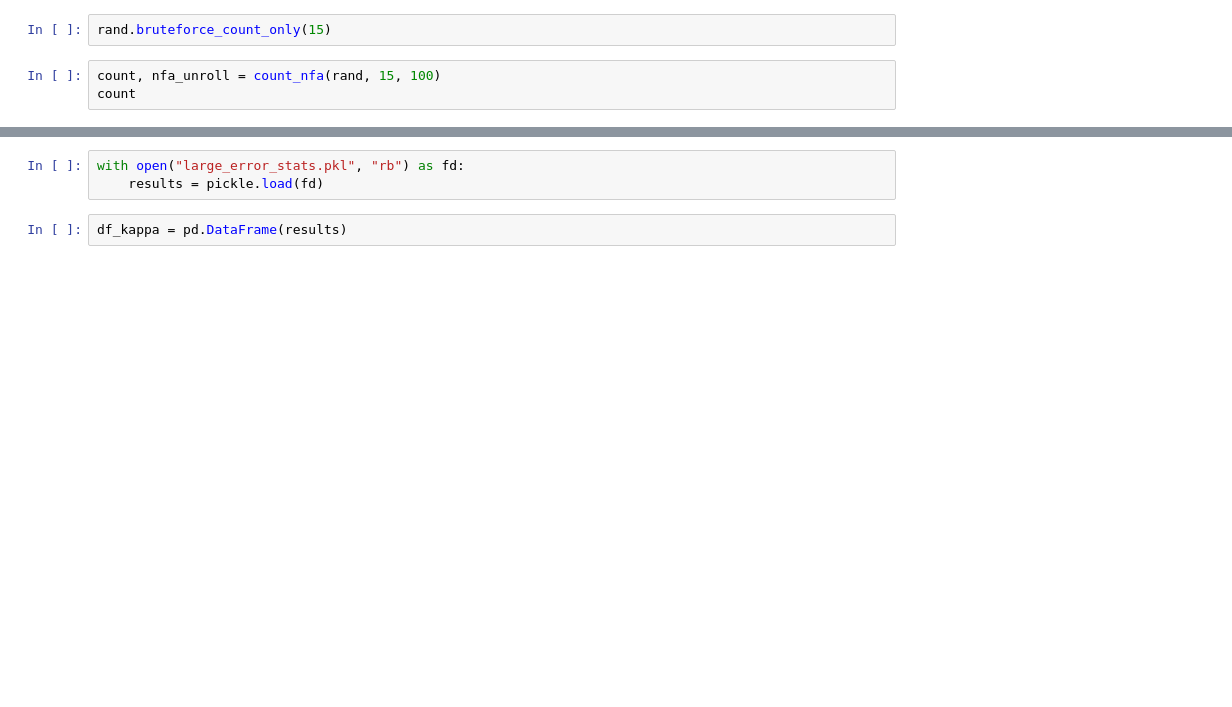
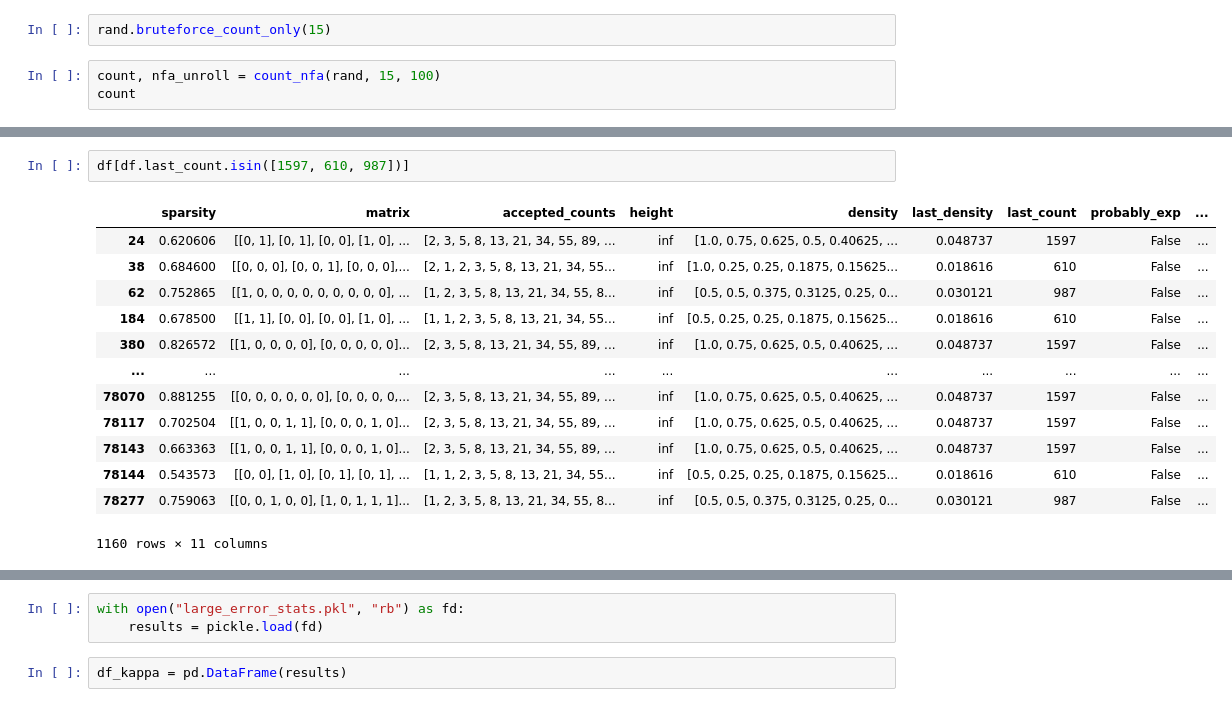
Before and after one commit to viantirreau/count-nfa, a Jupyter notebook: Bruteforce.ipynb, the cells around one changed output, grey strips where cells are left out. Drawn from its saved outputs; the diff is of its cells as text; blank space fills up the shorter version.

```diff
--- a/Bruteforce.ipynb
+++ b/Bruteforce.ipynb
@@ -232,0 +281,16 @@ def instantiate_nfa(df_row):
+# %%
+df[df.last_count.isin([1597, 610, 987])]
+# %% [output]
+|  | sparsity | matrix | accepted_counts | height | density | last_density | last_count | probably_exp | ... |
+| 24 | 0.620606 | [[0, 1], [0, 1], [0, 0], [1, 0], ... | [2, 3, 5, 8, 13, 21, 34, 55, 89, ... | inf | [1.0, 0.75, 0.625, 0.5, 0.40625, ... | 0.048737 | 1597 | False | ... |
+| 38 | 0.684600 | [[0, 0, 0], [0, 0, 1], [0, 0, 0],... | [2, 1, 2, 3, 5, 8, 13, 21, 34, 55... | inf | [1.0, 0.25, 0.25, 0.1875, 0.15625... | 0.018616 | 610 | False | ... |
+| 62 | 0.752865 | [[1, 0, 0, 0, 0, 0, 0, 0, 0, 0], ... | [1, 2, 3, 5, 8, 13, 21, 34, 55, 8... | inf | [0.5, 0.5, 0.375, 0.3125, 0.25, 0... | 0.030121 | 987 | False | ... |
+| 184 | 0.678500 | [[1, 1], [0, 0], [0, 0], [1, 0], ... | [1, 1, 2, 3, 5, 8, 13, 21, 34, 55... | inf | [0.5, 0.25, 0.25, 0.1875, 0.15625... | 0.018616 | 610 | False | ... |
+| 380 | 0.826572 | [[1, 0, 0, 0, 0], [0, 0, 0, 0, 0]... | [2, 3, 5, 8, 13, 21, 34, 55, 89, ... | inf | [1.0, 0.75, 0.625, 0.5, 0.40625, ... | 0.048737 | 1597 | False | ... |
+| ... | ... | ... | ... | ... | ... | ... | ... | ... | ... |
+| 78070 | 0.881255 | [[0, 0, 0, 0, 0, 0], [0, 0, 0, 0,... | [2, 3, 5, 8, 13, 21, 34, 55, 89, ... | inf | [1.0, 0.75, 0.625, 0.5, 0.40625, ... | 0.048737 | 1597 | False | ... |
+| 78117 | 0.702504 | [[1, 0, 0, 1, 1], [0, 0, 0, 1, 0]... | [2, 3, 5, 8, 13, 21, 34, 55, 89, ... | inf | [1.0, 0.75, 0.625, 0.5, 0.40625, ... | 0.048737 | 1597 | False | ... |
+| 78143 | 0.663363 | [[1, 0, 0, 1, 1], [0, 0, 0, 1, 0]... | [2, 3, 5, 8, 13, 21, 34, 55, 89, ... | inf | [1.0, 0.75, 0.625, 0.5, 0.40625, ... | 0.048737 | 1597 | False | ... |
+| 78144 | 0.543573 | [[0, 0], [1, 0], [0, 1], [0, 1], ... | [1, 1, 2, 3, 5, 8, 13, 21, 34, 55... | inf | [0.5, 0.25, 0.25, 0.1875, 0.15625... | 0.018616 | 610 | False | ... |
+| 78277 | 0.759063 | [[0, 0, 1, 0, 0], [1, 0, 1, 1, 1]... | [1, 2, 3, 5, 8, 13, 21, 34, 55, 8... | inf | [0.5, 0.5, 0.375, 0.3125, 0.25, 0... | 0.030121 | 987 | False | ... |
+1160 rows × 11 columns
```
Also changed, not shown: parts of 18 cells of this notebook, 5 other files.
